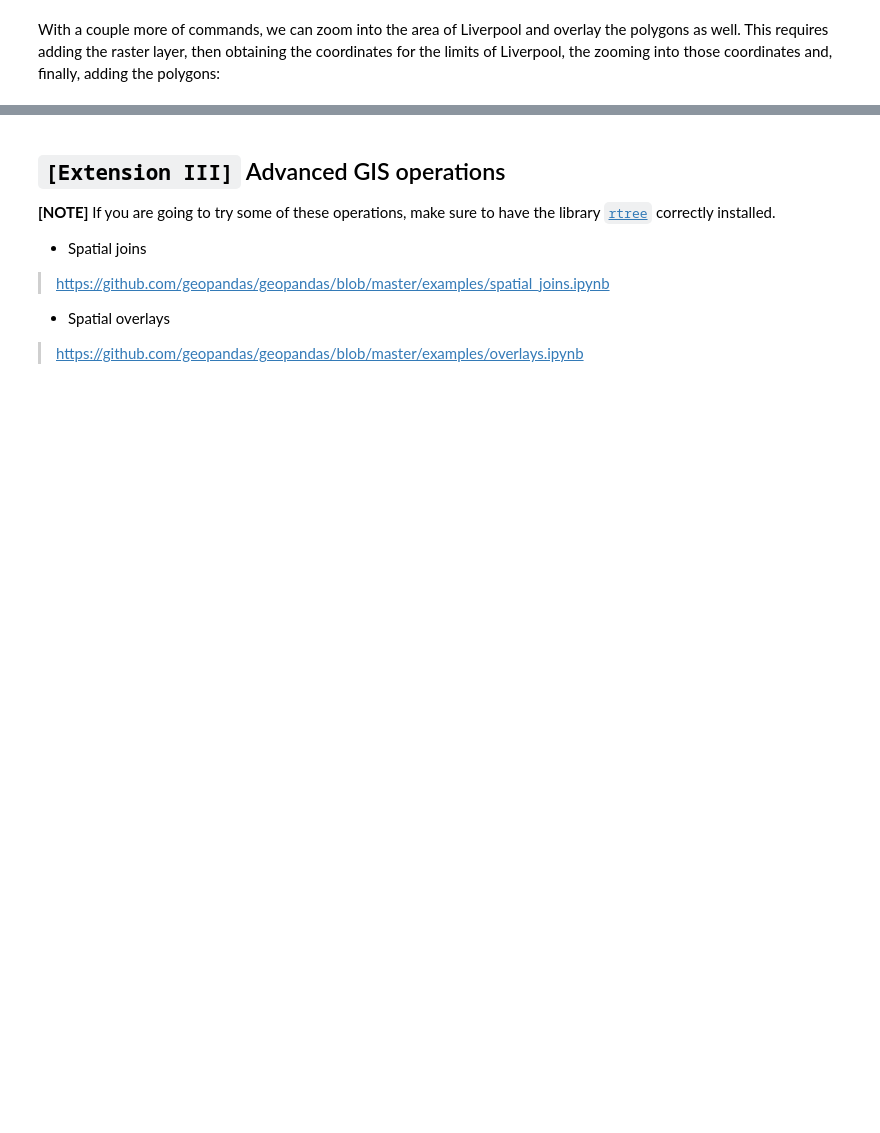
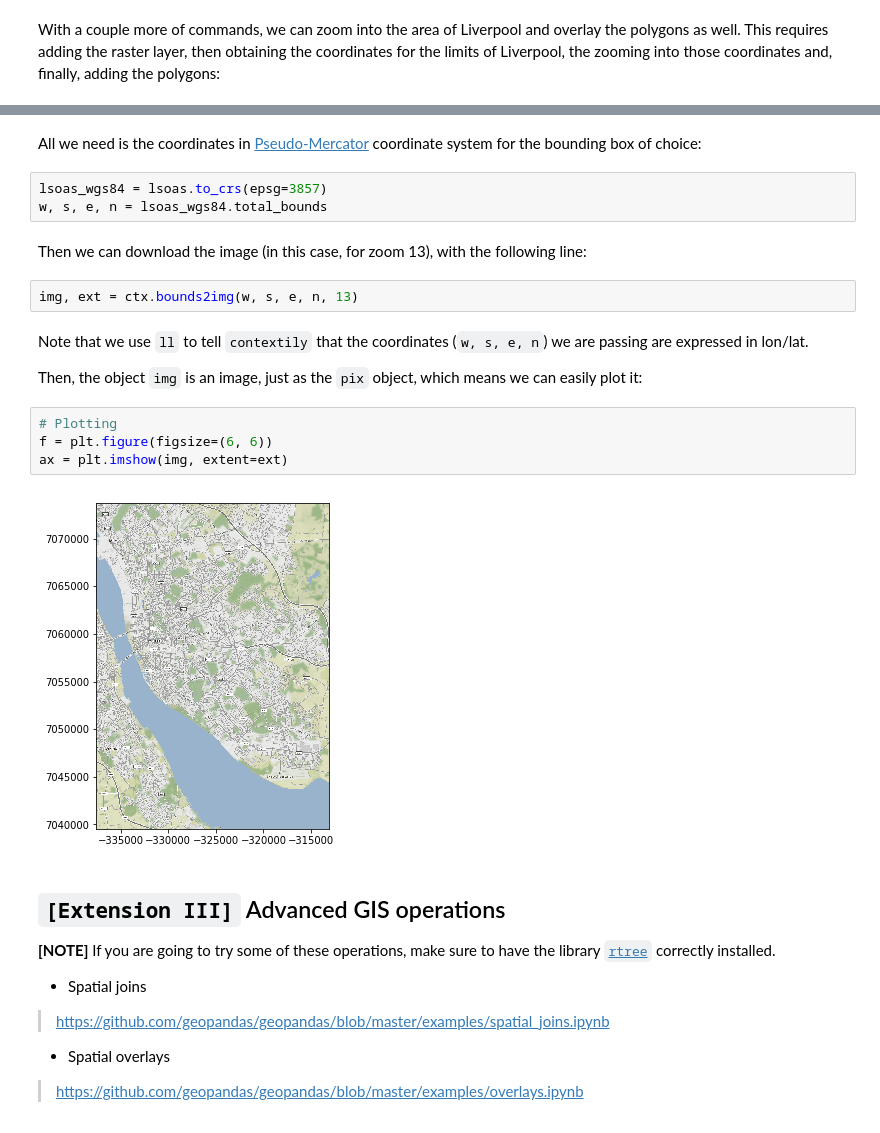
Before and after one commit to darribas/gds17, a Jupyter notebook: content/labs/lab_02.ipynb, the cells around one changed output, grey strips where cells are left out. Saved outputs shown, nothing was run; the diff lists cells and outputs as text; blank space fills up the shorter version.

Commit message:
Adding contextily example to Lab 2

```diff
--- a/content/labs/lab_02.ipynb
+++ b/content/labs/lab_02.ipynb
@@ -794,3 +800,22 @@ plt.show()
+# %% [markdown]
+All we need is the coordinates in [Pseudo-Mercator](http://epsg.io/3857) coordinate system for the bounding box of choice:
+# %%
+lsoas_wgs84 = lsoas.to_crs(epsg=3857)
+w, s, e, n = lsoas_wgs84.total_bounds
+# %% [markdown]
+Then we can download the image (in this case, for zoom 13), with the following line:
+# %%
+img, ext = ctx.bounds2img(w, s, e, n, 13)
+# %% [markdown]
+Note that we use `ll` to tell `contextily` that the coordinates (`w, s, e, n`) we are passing are expressed in lon/lat.
+
+Then, the object `img` is an image, just as the `pix` object, which means we can easily plot it:
+# %%
+# Plotting
+f = plt.figure(figsize=(6, 6))
+ax = plt.imshow(img, extent=ext)
+# %% [output]
+[figure, added]
 # %% [markdown]
 ## `[Extension III]` Advanced GIS operations
 
```
Also changed, not shown: parts of 27 cells of this notebook, 2 other files.
